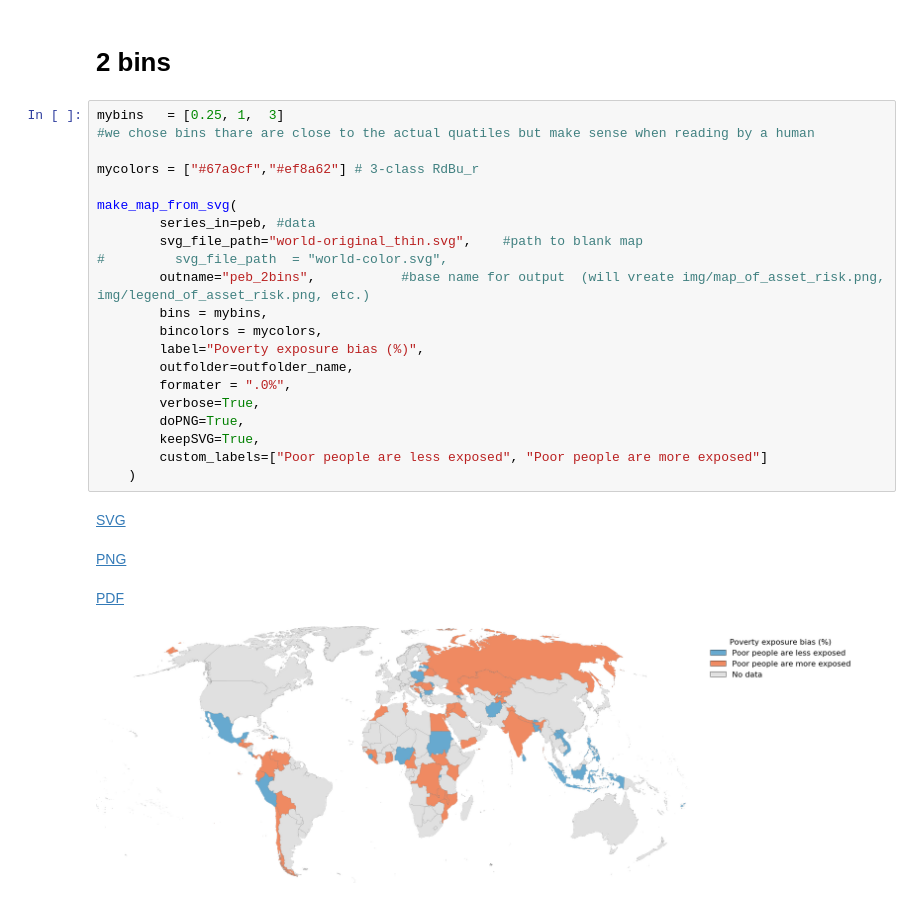
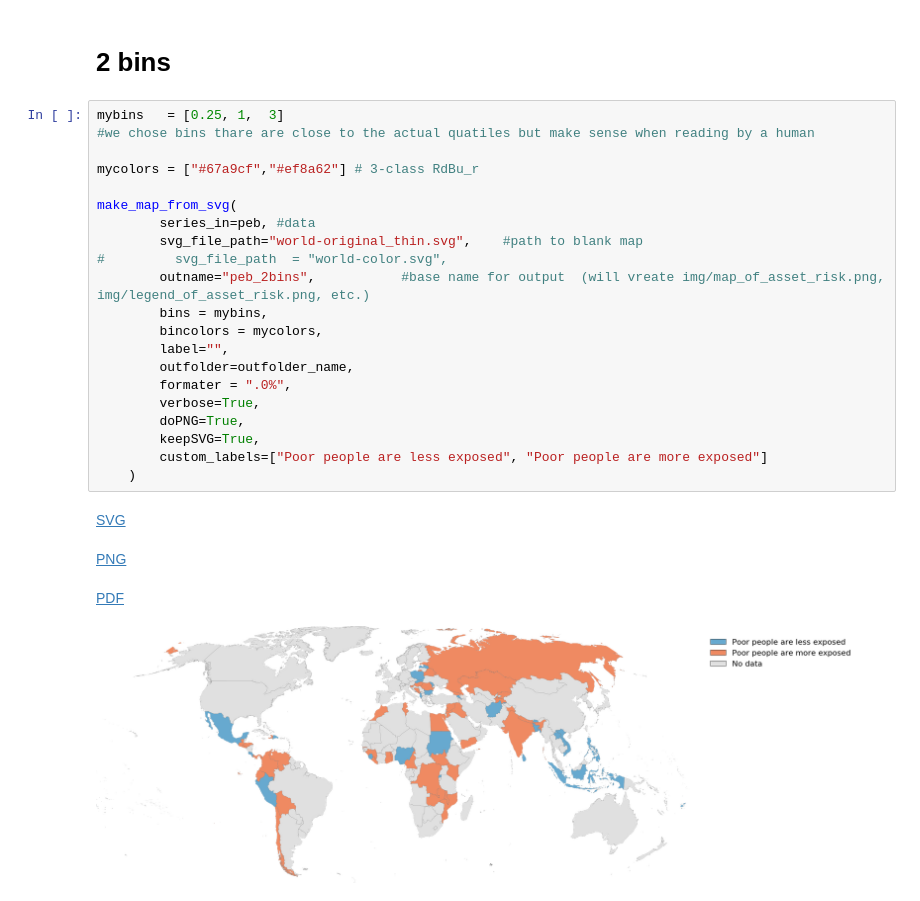
Before and after one commit to adrivsh/wolrd-map-plots, a Jupyter notebook: draw_maps.ipynb, the cells around one changed output. Cells and saved outputs as stored; diff of their text form.

Commit message:
removes title from legend

```diff
--- a/draw_maps.ipynb
+++ b/draw_maps.ipynb
@@ -201,26 +201,26 @@ PDF
 # %%
 mybins   = [0.25, 1,  3]
 #we chose bins thare are close to the actual quatiles but make sense when reading by a human
 
 mycolors = ["#67a9cf","#ef8a62"] # 3-class RdBu_r
 
 make_map_from_svg(
         series_in=peb, #data
         svg_file_path="world-original_thin.svg",    #path to blank map
 #         svg_file_path  = "world-color.svg",
         outname="peb_2bins",           #base name for output  (will vreate img/map_of_asset_risk.png, img/legend_of_asset_risk.png, etc.)
         bins = mybins,
         bincolors = mycolors,
-        label="Poverty exposure bias (%)",
+        label="",
         outfolder=outfolder_name,
         formater = ".0%",
         verbose=True,
         doPNG=True,
         keepSVG=True,
         custom_labels=["Poor people are less exposed", "Poor people are more exposed"]
     )
 # %% [output]
 SVG
 PNG
 PDF
-[figure, old version]
+[figure, new version]
```
